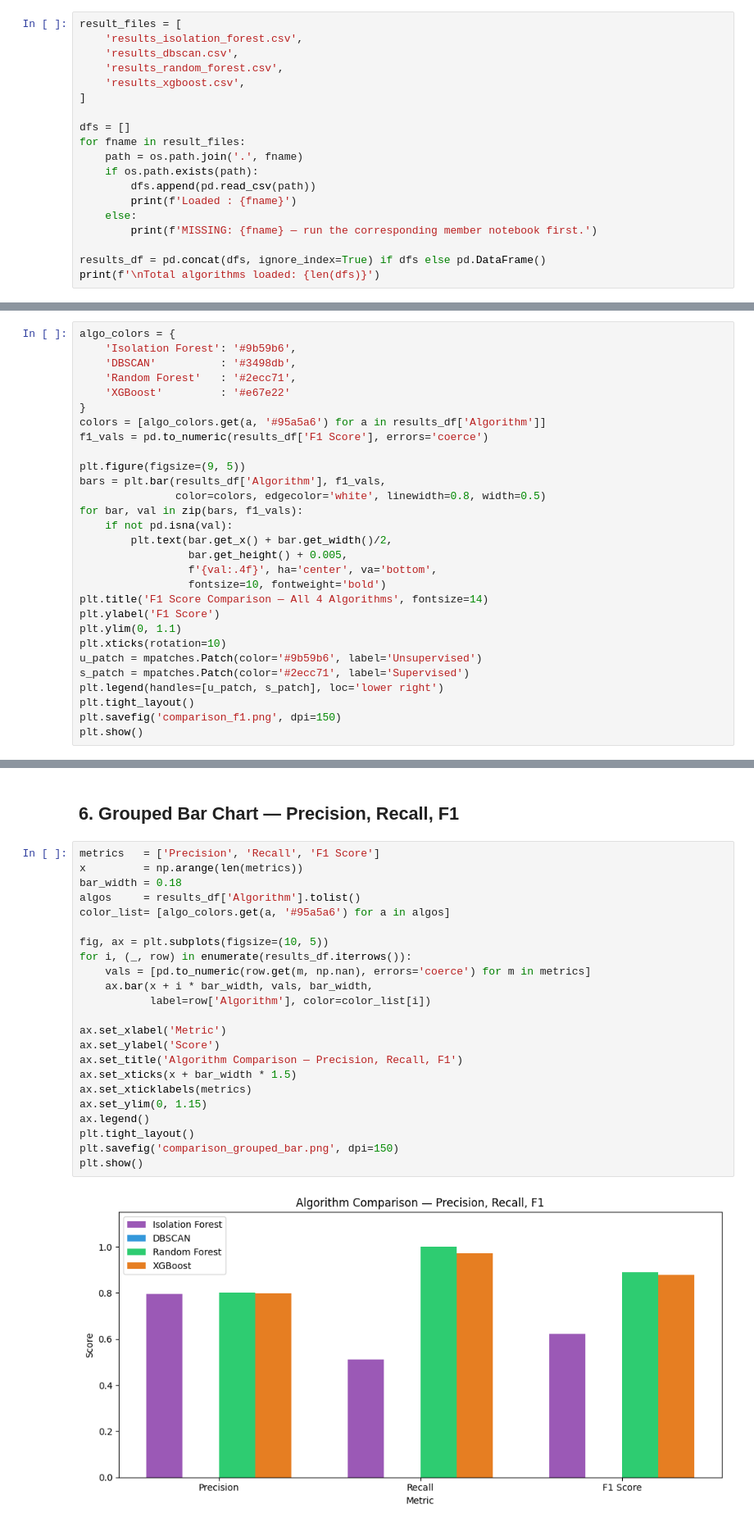
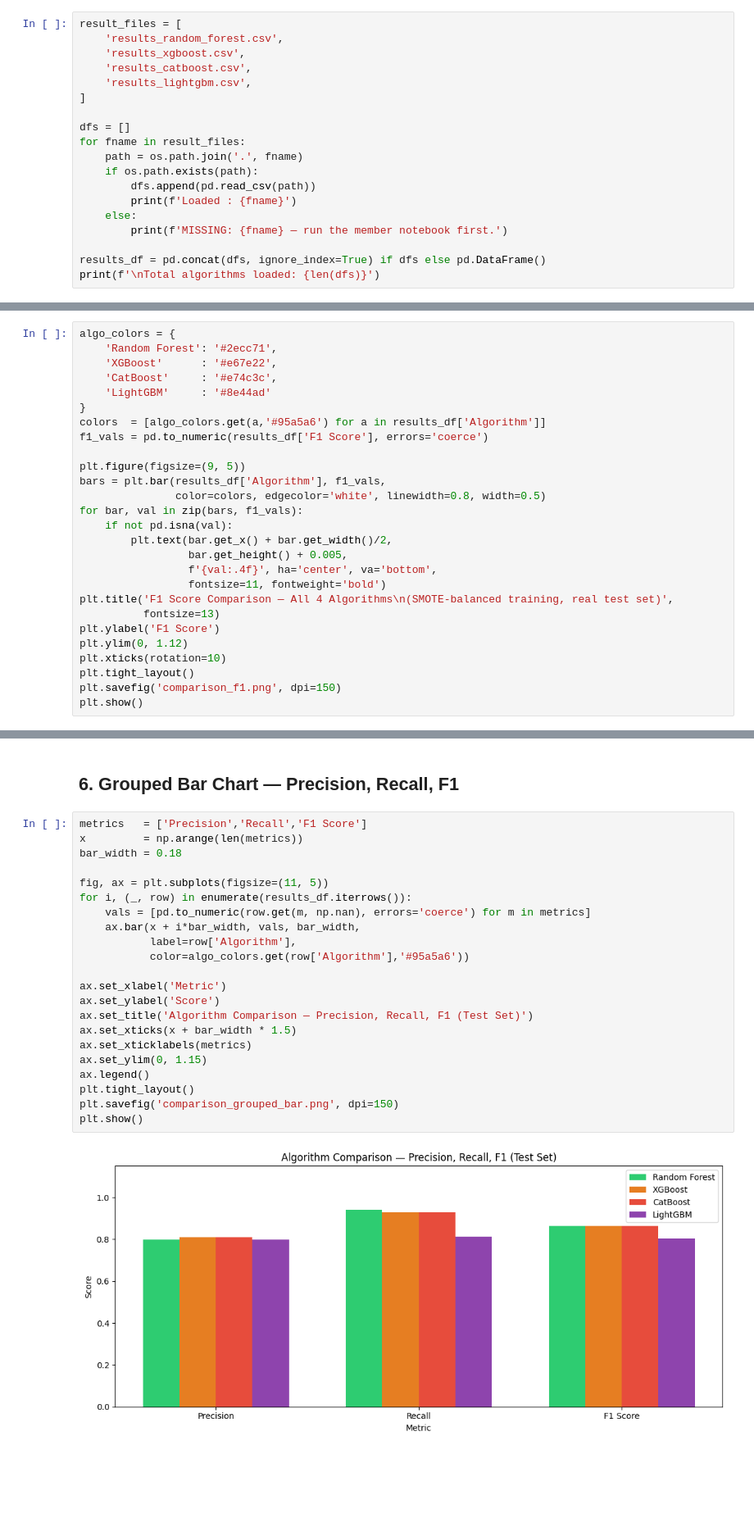
Before and after one commit to charindu17/NSL-KDD-Anomaly-Detection-ML-Assignment, a Jupyter notebook: comparison/05_model_comparison.ipynb, the cells around one changed output, grey strips where cells are left out. Shown at 82% size. Drawn from its saved outputs; the diff is of its cells as text; blank space fills up the shorter version.

Commit message:
final comparison results

```diff
--- a/comparison/05_model_comparison.ipynb
+++ b/comparison/05_model_comparison.ipynb
@@ -24,9 +28,9 @@ Libraries loaded.
 # %%
 result_files = [
-    'results_isolation_forest.csv',
-    'results_dbscan.csv',
     'results_random_forest.csv',
     'results_xgboost.csv',
+    'results_catboost.csv',
+    'results_lightgbm.csv',
 ]
 
 dfs = []
@@ -36,7 +40,7 @@ for fname in result_files:
         dfs.append(pd.read_csv(path))
         print(f'Loaded : {fname}')
     else:
-        print(f'MISSING: {fname} — run the corresponding member notebook first.')
+        print(f'MISSING: {fname} — run the member notebook first.')
 
 results_df = pd.concat(dfs, ignore_index=True) if dfs else pd.DataFrame()
 print(f'\nTotal algorithms loaded: {len(dfs)}')
@@ -87,12 +94,12 @@ Isolation Forest Unsupervised       NaN     0.7956  0.5106    0.6220   0.4915
 ## 5. F1 Score Bar Chart
 # %%
 algo_colors = {
-    'Isolation Forest': '#9b59b6',
-    'DBSCAN'          : '#3498db',
-    'Random Forest'   : '#2ecc71',
-    'XGBoost'         : '#e67e22'
+    'Random Forest': '#2ecc71',
+    'XGBoost'      : '#e67e22',
+    'CatBoost'     : '#e74c3c',
+    'LightGBM'     : '#8e44ad'
 }
-colors = [algo_colors.get(a, '#95a5a6') for a in results_df['Algorithm']]
+colors  = [algo_colors.get(a,'#95a5a6') for a in results_df['Algorithm']]
 f1_vals = pd.to_numeric(results_df['F1 Score'], errors='coerce')
 
 plt.figure(figsize=(9, 5))
@@ -103,14 +110,12 @@ for bar, val in zip(bars, f1_vals):
         plt.text(bar.get_x() + bar.get_width()/2,
                  bar.get_height() + 0.005,
                  f'{val:.4f}', ha='center', va='bottom',
-                 fontsize=10, fontweight='bold')
-plt.title('F1 Score Comparison — All 4 Algorithms', fontsize=14)
+                 fontsize=11, fontweight='bold')
+plt.title('F1 Score Comparison — All 4 Algorithms\n(SMOTE-balanced training, real test set)',
+          fontsize=13)
 plt.ylabel('F1 Score')
-plt.ylim(0, 1.1)
+plt.ylim(0, 1.12)
 plt.xticks(rotation=10)
-u_patch = mpatches.Patch(color='#9b59b6', label='Unsupervised')
-s_patch = mpatches.Patch(color='#2ecc71', label='Supervised')
-plt.legend(handles=[u_patch, s_patch], loc='lower right')
 plt.tight_layout()
 plt.savefig('comparison_f1.png', dpi=150)
 plt.show()
@@ -119,28 +124,27 @@ plt.show()
 # %% [markdown]
 ## 6. Grouped Bar Chart — Precision, Recall, F1
 # %%
-metrics   = ['Precision', 'Recall', 'F1 Score']
+metrics   = ['Precision','Recall','F1 Score']
 x         = np.arange(len(metrics))
 bar_width = 0.18
-algos     = results_df['Algorithm'].tolist()
-color_list= [algo_colors.get(a, '#95a5a6') for a in algos]
 
-fig, ax = plt.subplots(figsize=(10, 5))
+fig, ax = plt.subplots(figsize=(11, 5))
 for i, (_, row) in enumerate(results_df.iterrows()):
     vals = [pd.to_numeric(row.get(m, np.nan), errors='coerce') for m in metrics]
-    ax.bar(x + i * bar_width, vals, bar_width,
-           label=row['Algorithm'], color=color_list[i])
+    ax.bar(x + i*bar_width, vals, bar_width,
+           label=row['Algorithm'],
+           color=algo_colors.get(row['Algorithm'],'#95a5a6'))
 
 ax.set_xlabel('Metric')
 ax.set_ylabel('Score')
-ax.set_title('Algorithm Comparison — Precision, Recall, F1')
+ax.set_title('Algorithm Comparison — Precision, Recall, F1 (Test Set)')
 ax.set_xticks(x + bar_width * 1.5)
 ax.set_xticklabels(metrics)
 ax.set_ylim(0, 1.15)
 ax.legend()
 plt.tight_layout()
 plt.savefig('comparison_grouped_bar.png', dpi=150)
 plt.show()
 # %% [output]
-[figure, old version]
+[figure, new version]
 # %% [markdown]
```
Also changed, not shown: parts of 20 cells of this notebook, 9 other files.
